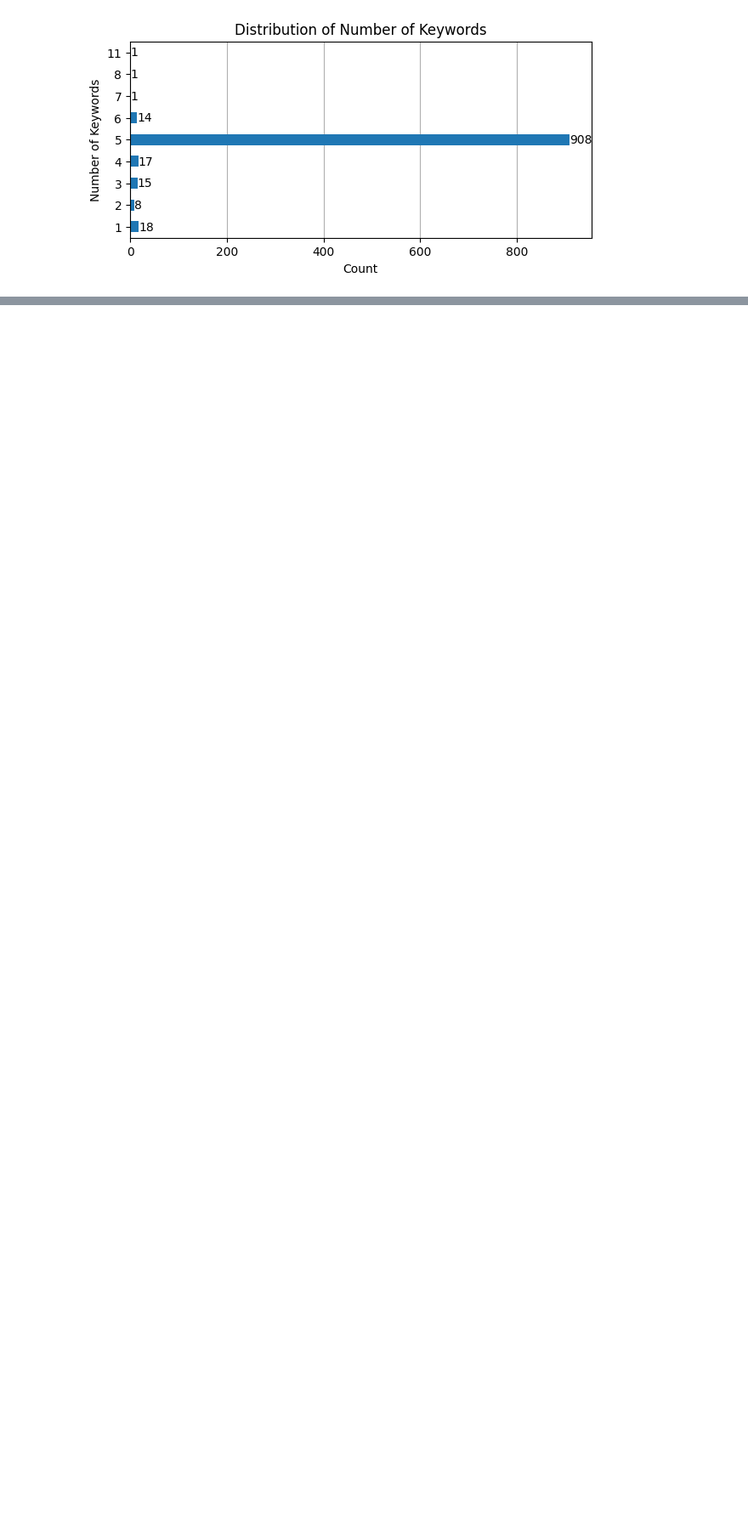
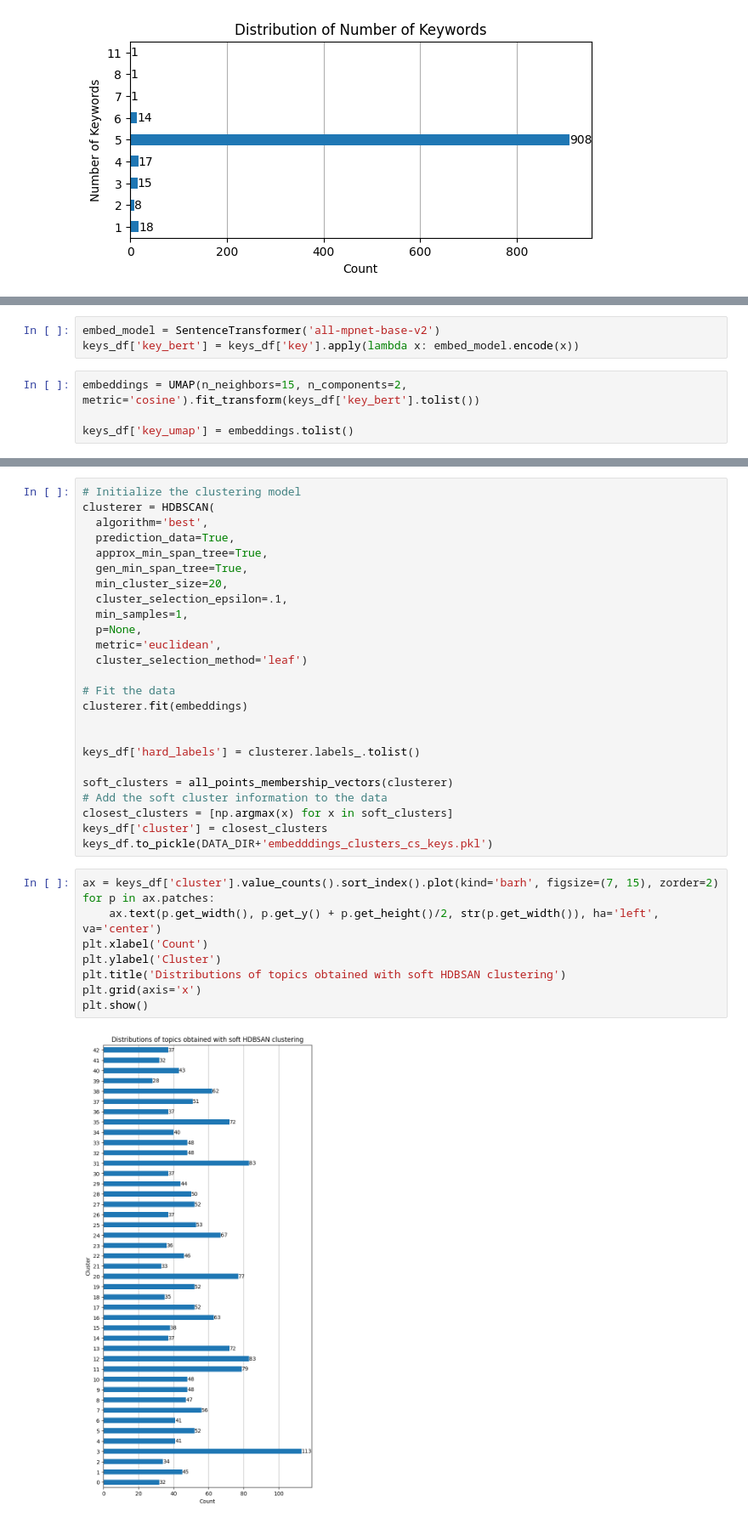
Before and after one commit to ehsantaati/knowledge_graphs, a Jupyter notebook: keybert_hdbscan_llm_KG.ipynb, the cells around one changed output, grey strips where cells are left out. Shown: that part at 85% size. Drawn from its saved outputs; the diff is of its cells as text; blank space fills up the shorter version.

Commit message:
adding key labels

```diff
--- a/keybert_hdbscan_llm_KG.ipynb
+++ b/keybert_hdbscan_llm_KG.ipynb
@@ -179,0 +204,7 @@ plt.show()
+# %%
+embed_model = SentenceTransformer('all-mpnet-base-v2')
+keys_df['key_bert'] = keys_df['key'].apply(lambda x: embed_model.encode(x))
+# %%
+embeddings = UMAP(n_neighbors=15, n_components=2, metric='cosine').fit_transform(keys_df['key_bert'].tolist())
+
+keys_df['key_umap'] = embeddings.tolist()
@@ -179,0 +220,36 @@ plt.show()
+# %%
+# Initialize the clustering model
+clusterer = HDBSCAN(
+  algorithm='best',
+  prediction_data=True,
+  approx_min_span_tree=True,
+  gen_min_span_tree=True,
+  min_cluster_size=20,
+  cluster_selection_epsilon=.1,
+  min_samples=1,
+  p=None,
+  metric='euclidean',
+  cluster_selection_method='leaf')
+
+# Fit the data
+clusterer.fit(embeddings)
+
+
+keys_df['hard_labels'] = clusterer.labels_.tolist()
+
+soft_clusters = all_points_membership_vectors(clusterer)
+# Add the soft cluster information to the data
+closest_clusters = [np.argmax(x) for x in soft_clusters]
+keys_df['cluster'] = closest_clusters
+keys_df.to_pickle(DATA_DIR+'embedddings_clusters_cs_keys.pkl')
+# %%
+ax = keys_df['cluster'].value_counts().sort_index().plot(kind='barh', figsize=(7, 15), zorder=2)
+for p in ax.patches:
+    ax.text(p.get_width(), p.get_y() + p.get_height()/2, str(p.get_width()), ha='left', va='center')
+plt.xlabel('Count')
+plt.ylabel('Cluster')
+plt.title('Distributions of topics obtained with soft HDBSAN clustering')
+plt.grid(axis='x')
+plt.show()
+# %% [output]
+[figure, added]
```
Also changed, not shown: parts of 7 cells of this notebook.
